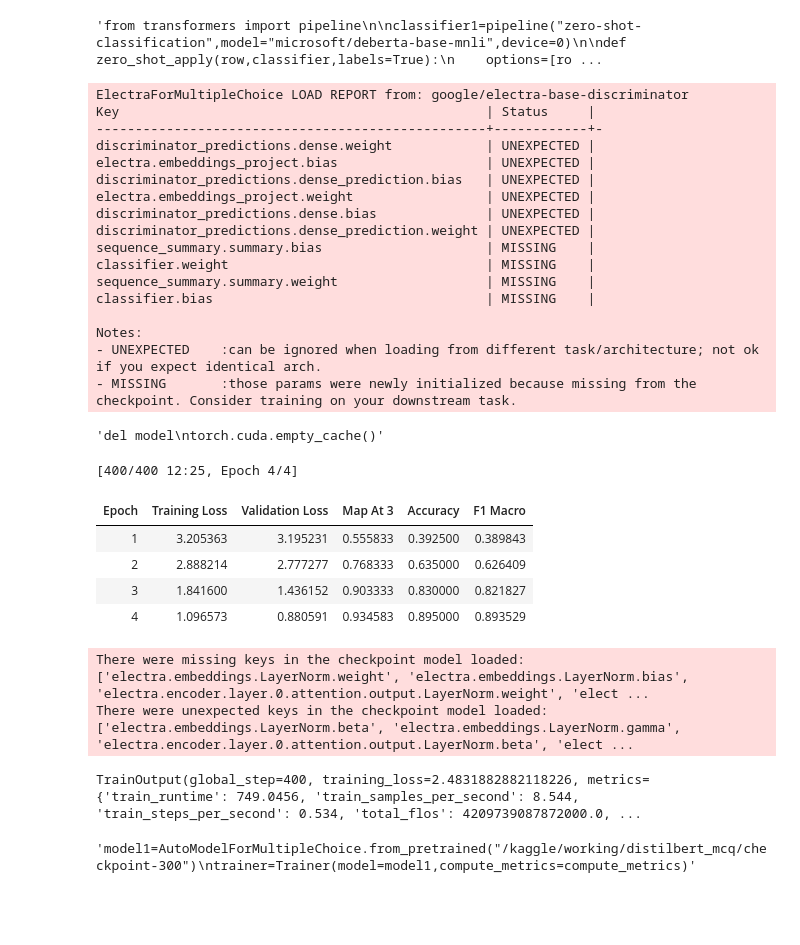
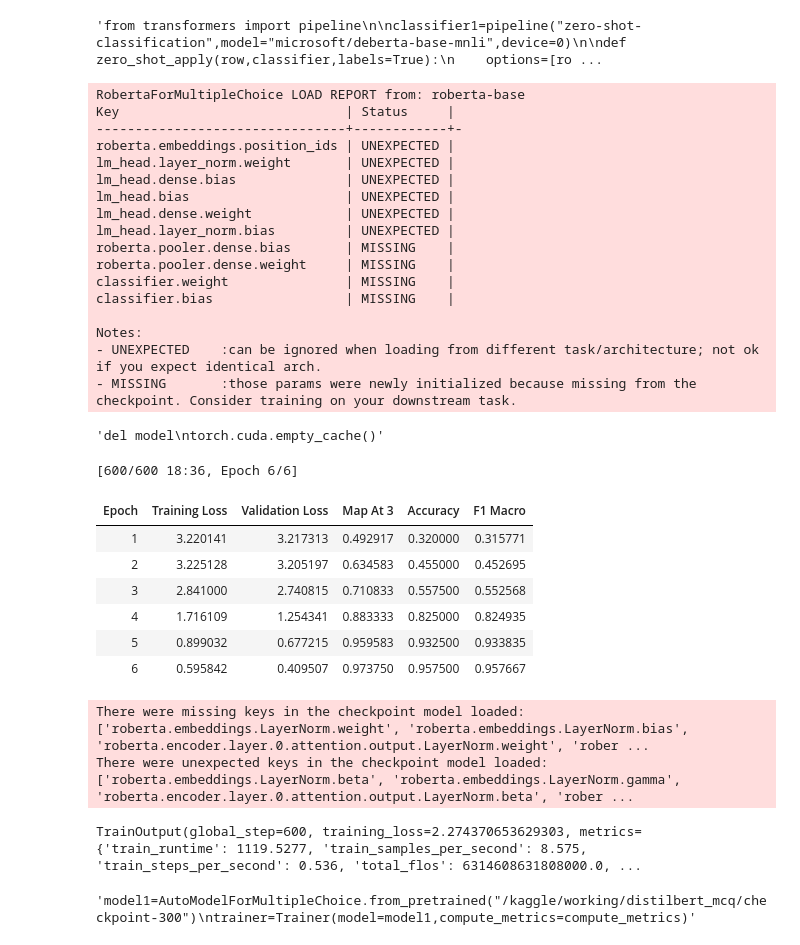
Before and after one commit to 24f2002314/DL-24f2002314-notebook-t22026, a Jupyter notebook: DL-24f2002314-notebook-t22026.ipynb, the cells around one changed output. Saved outputs shown, nothing was run; the diff lists cells and outputs as text; code cells hidden in the pictures; blank space fills up the shorter version.

```diff
--- a/DL-24f2002314-notebook-t22026.ipynb
+++ b/DL-24f2002314-notebook-t22026.ipynb
@@ -602,7 +602,7 @@ val_dataset=Dataset.from_pandas(x_v.reset_index(drop=True))
 from transformers import AutoModelForMultipleChoice,AutoTokenizer,TrainingArguments,Trainer
 import torch
 
-model_name='google/electra-base-discriminator'
+model_name='roberta-base'
 tokeniser=AutoTokenizer.from_pretrained(model_name)
 model=AutoModelForMultipleChoice.from_pretrained(model_name,ignore_mismatched_sizes=True)
 
@@ -621,19 +621,19 @@ def preprocessing(data):
 processed_train=train_dataset.map(preprocessing,batched=True,remove_columns=train_dataset.column_names)
 processed_val=val_dataset.map(preprocessing,batched=True,remove_columns=val_dataset.column_names)
 # %% [output]
-ElectraForMultipleChoice LOAD REPORT from: google/electra-base-discriminator
-Key                                               | Status     |
---------------------------------------------------+------------+-
-discriminator_predictions.dense.weight            | UNEXPECTED |
-electra.embeddings_project.bias                   | UNEXPECTED |
-discriminator_predictions.dense_prediction.bias   | UNEXPECTED |
-electra.embeddings_project.weight                 | UNEXPECTED |
-discriminator_predictions.dense.bias              | UNEXPECTED |
-discriminator_predictions.dense_prediction.weight | UNEXPECTED |
-sequence_summary.summary.bias                     | MISSING    |
-classifier.weight                                 | MISSING    |
-sequence_summary.summary.weight                   | MISSING    |
-classifier.bias                                   | MISSING    |
+RobertaForMultipleChoice LOAD REPORT from: roberta-base
+Key                             | Status     |
+--------------------------------+------------+-
+roberta.embeddings.position_ids | UNEXPECTED |
+lm_head.layer_norm.weight       | UNEXPECTED |
+lm_head.dense.bias              | UNEXPECTED |
+lm_head.bias                    | UNEXPECTED |
+lm_head.dense.weight            | UNEXPECTED |
+lm_head.layer_norm.bias         | UNEXPECTED |
+roberta.pooler.dense.bias       | MISSING    |
+roberta.pooler.dense.weight     | MISSING    |
+classifier.weight               | MISSING    |
+classifier.bias                 | MISSING    |
 
 Notes:
 - UNEXPECTED    :can be ignored when loading from different task/architecture; not ok if you expect identical arch.
@@ -657,22 +657,24 @@ torch.cuda.empty_cache()"""
 # %%
 processed_train.set_format(type="torch",columns=["input_ids","attention_mask","label"])
 processed_val.set_format(type="torch",columns=["input_ids","attention_mask","label"])
 
-train_args=TrainingArguments(output_dir="./electra_mcq",learning_rate=2e-5,eval_strategy="epoch",gradient_checkpointing=False,save_strategy="epoch",num_train_epochs=4,warmup_steps=500,remove_unused_columns=False,max_grad_norm=1.0,
+train_args=TrainingArguments(output_dir="./roberta-base(5)-mcq",learning_rate=1e-5,eval_strategy="epoch",gradient_checkpointing=False,save_strategy="epoch",num_train_epochs=6,warmup_steps=500,remove_unused_columns=False,max_grad_norm=1.0,
                              fp16=False,weight_decay=0.01,logging_steps=10,metric_for_best_model="map_at_3",per_device_train_batch_size=8,per_device_eval_batch_size=8,load_best_model_at_end=True)
 
 trainer=Trainer(model=model,args=train_args,train_dataset=processed_train,eval_dataset=processed_val,compute_metrics=compute_metrics)
 trainer.train()
 # %% [output]
-[400/400 12:25, Epoch 4/4]
+[600/600 18:36, Epoch 6/6]
 | Epoch | Training Loss | Validation Loss | Map At 3 | Accuracy | F1 Macro |
-| 1 | 3.205363 | 3.195231 | 0.555833 | 0.392500 | 0.389843 |
-| 2 | 2.888214 | 2.777277 | 0.768333 | 0.635000 | 0.626409 |
-| 3 | 1.841600 | 1.436152 | 0.903333 | 0.830000 | 0.821827 |
-| 4 | 1.096573 | 0.880591 | 0.934583 | 0.895000 | 0.893529 |
+| 1 | 3.220141 | 3.217313 | 0.492917 | 0.320000 | 0.315771 |
+| 2 | 3.225128 | 3.205197 | 0.634583 | 0.455000 | 0.452695 |
+| 3 | 2.841000 | 2.740815 | 0.710833 | 0.557500 | 0.552568 |
+| 4 | 1.716109 | 1.254341 | 0.883333 | 0.825000 | 0.824935 |
+| 5 | 0.899032 | 0.677215 | 0.959583 | 0.932500 | 0.933835 |
+| 6 | 0.595842 | 0.409507 | 0.973750 | 0.957500 | 0.957667 |
-There were missing keys in the checkpoint model loaded: ['electra.embeddings.LayerNorm.weight', 'electra.embeddings.LayerNorm.bias', 'electra.encoder.layer.0.attention.output.LayerNorm.weight', 'elect ...
-There were unexpected keys in the checkpoint model loaded: ['electra.embeddings.LayerNorm.beta', 'electra.embeddings.LayerNorm.gamma', 'electra.encoder.layer.0.attention.output.LayerNorm.beta', 'elect ...
+There were missing keys in the checkpoint model loaded: ['roberta.embeddings.LayerNorm.weight', 'roberta.embeddings.LayerNorm.bias', 'roberta.encoder.layer.0.attention.output.LayerNorm.weight', 'rober ...
+There were unexpected keys in the checkpoint model loaded: ['roberta.embeddings.LayerNorm.beta', 'roberta.embeddings.LayerNorm.gamma', 'roberta.encoder.layer.0.attention.output.LayerNorm.beta', 'rober ...
-TrainOutput(global_step=400, training_loss=2.4831882882118226, metrics={'train_runtime': 749.0456, 'train_samples_per_second': 8.544, 'train_steps_per_second': 0.534, 'total_flos': 4209739087872000.0, ...
+TrainOutput(global_step=600, training_loss=2.274370653629303, metrics={'train_runtime': 1119.5277, 'train_samples_per_second': 8.575, 'train_steps_per_second': 0.536, 'total_flos': 6314608631808000.0, ...
 # %%
 test=pd.read_csv("/kaggle/input/competitions/smart-mcq-solver-challenge/test.csv")
 test_dataset=Dataset.from_pandas(test)
```
Also changed, not shown: parts of 9 cells of this notebook.
